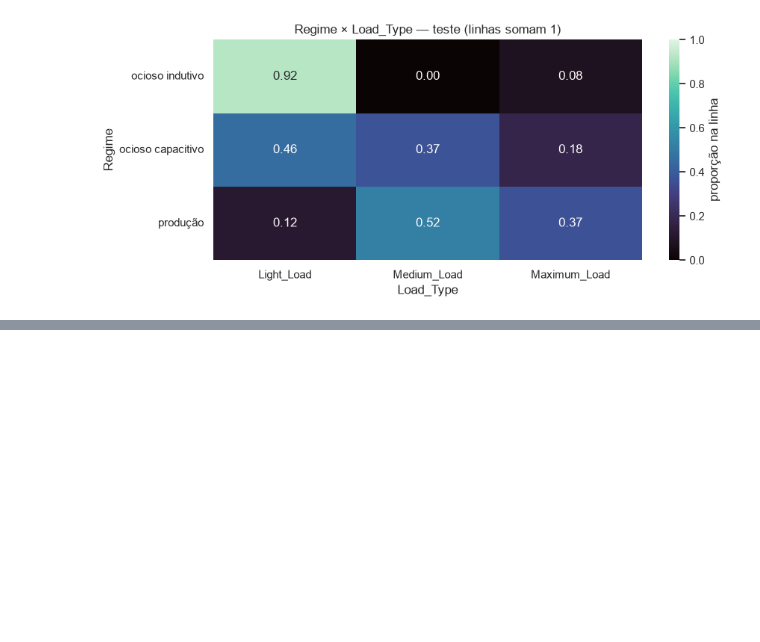
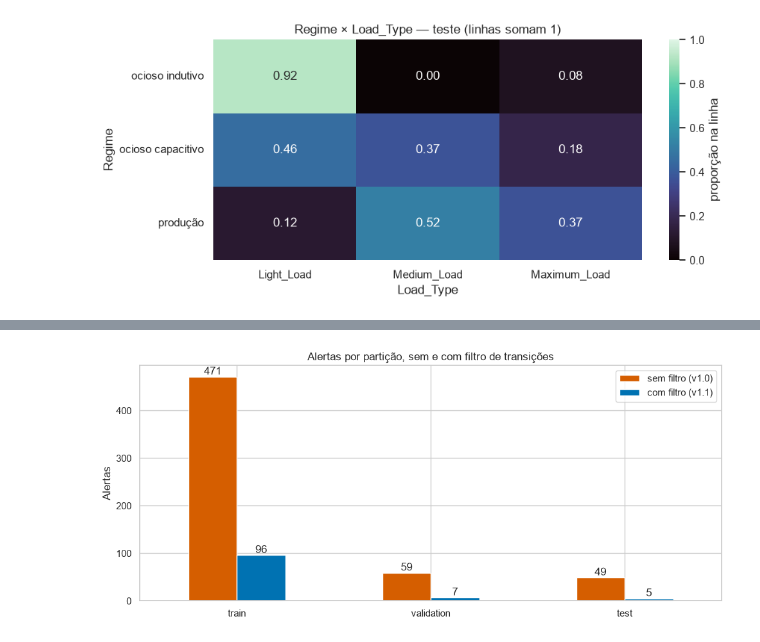
Before and after one commit to MBA-Data-Science-Unifor/Regime-Anomaly-Unsupervisioned, a Jupyter notebook: artifacts/notebooks/03_Modeling.ipynb, the cells around one changed output, grey strips where cells are left out. Cells and saved outputs as stored; diff of their text form; code cells hidden in the pictures; blank space fills up the shorter version.

```diff
--- a/artifacts/notebooks/03_Modeling.ipynb
+++ b/artifacts/notebooks/03_Modeling.ipynb
@@ -811,0 +721,6 @@ operação antes de qualquer uso como alarme.
+# %%
+MIN_LIFT = 3.0
+PROFILE = [*pp.ENERGY_COLUMNS, *pp.POWER_FACTOR_COLUMNS]
+predicted = reloaded.predict(prepared)
+predicted["intervalo"] = ((predicted[pp.TIMESTAMP_COLUMN] - pp.EXPECTED_FREQUENCY).dt.strftime("%H:%M") + "–" + predicted[pp.TIMESTAMP_COLUMN].dt.strftime("%H:%M"))
+print(f"Limiar v1.0: {bundle.anomaly_threshold:.4f}")
@@ -811,0 +729,28 @@ operação antes de qualquer uso como alarme.
+# %%
+def filter_summary(frame: pd.DataFrame) -> dict[str, float]:
+    raw = frame["is_anomaly_raw"]
+    boundary = frame["regime_boundary"]
+    kept = raw & ~boundary
+    return {
+        "leituras": len(frame),
+        "leituras_em_fronteira": boundary.mean(),
+        "alertas_sem_filtro": int(raw.sum()),
+        "alertas_em_fronteira": raw[boundary].sum() / max(raw.sum(), 1),
+        "lift_fronteira": (raw[boundary].sum() / max(raw.sum(), 1)) / boundary.mean(),
+        "alertas_com_filtro": int(kept.sum()),
+        "taxa_sem_filtro": raw.mean(),
+        "taxa_com_filtro": kept.mean(),
+    }
+
+
+by_split = pd.DataFrame(
+    {name: filter_summary(predicted[predicted[pp.SPLIT_COLUMN] == name]) for name in pp.SPLIT_NAMES}
+).T
+save_table(by_split, "filtro_transicao_resumo.csv")
+display(by_split)
+
+validation_lift = by_split.loc["validation", "lift_fronteira"]
+ENABLE_FILTER = bool(validation_lift >= MIN_LIFT)
+print(
+    f"Lift na validação: {validation_lift:.1f}× (mínimo {MIN_LIFT:.0f}×) -> filtro {'ATIVADO' if ENABLE_FILTER else 'NÃO ativado'}"
+)
@@ -811,0 +876,13 @@ operação antes de qualquer uso como alarme.
+# %%
+fig, ax = plt.subplots(figsize=(10, 4.5))
+plot = by_split[["alertas_sem_filtro", "alertas_com_filtro"]].reindex(pp.SPLIT_NAMES)
+plot.plot.bar(ax=ax, color=[HIGH_CONTRAST_PALETTE[3], HIGH_CONTRAST_PALETTE[0]], rot=0)
+for container in ax.containers:
+    ax.bar_label(container, fmt="%d")
+ax.set(title="Alertas por partição, sem e com filtro de transições", xlabel="", ylabel="Alertas")
+ax.legend(["sem filtro (v1.0)", "com filtro (v1.1)"])
+fig.tight_layout()
+fig.savefig(IMAGES_DIR / "32_filtro_transicao.png", dpi=150, bbox_inches="tight")
+plt.show()
+# %% [output]
+[figure, added]
```
Also changed, not shown: parts of 20 cells of this notebook, 27 other files.
